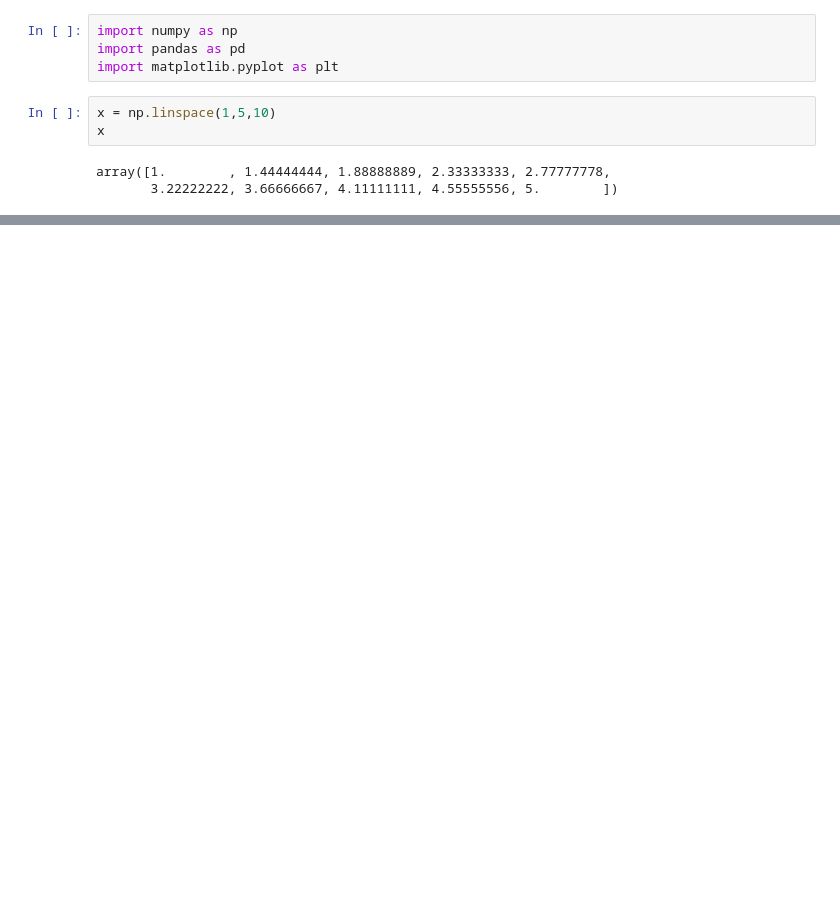
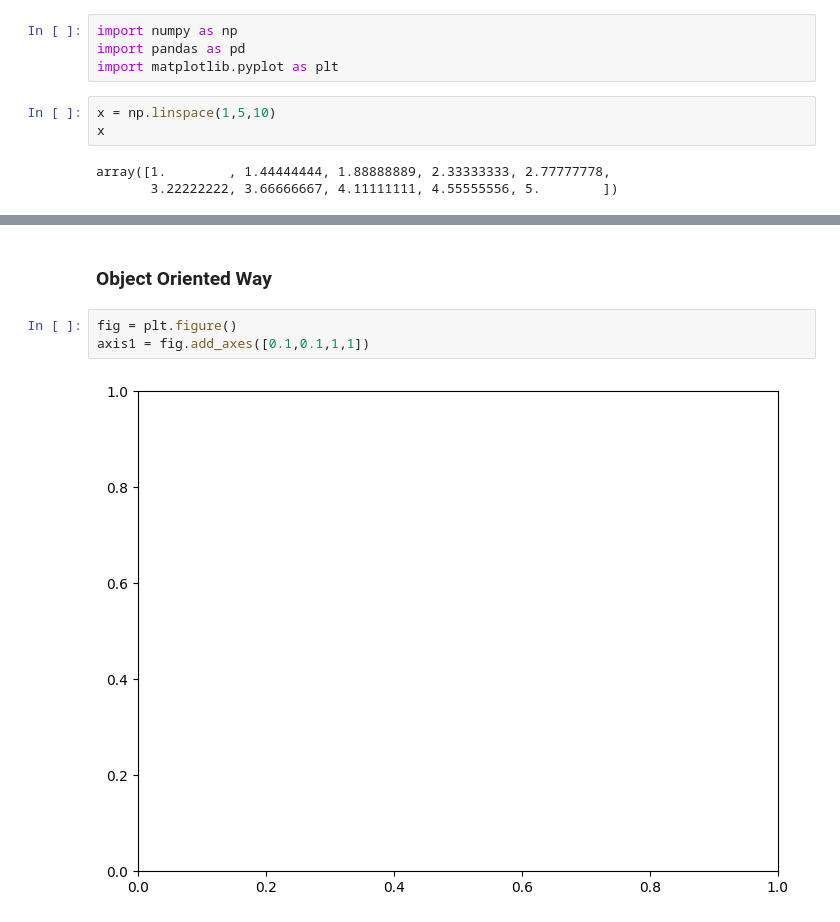
Before and after one commit to vivekCreates/Matplotlib, a Jupyter notebook: basic.ipynb, the cells around one changed output, grey strips where cells are left out. Drawn from its saved outputs; the diff is of its cells as text; blank space fills up the shorter version.

```diff
--- a/basic.ipynb
+++ b/basic.ipynb
@@ -22,0 +35,7 @@ p
+# %% [markdown]
+### Object Oriented Way
+# %%
+fig = plt.figure()
+axis1 = fig.add_axes([0.1,0.1,1,1])
+# %% [output]
+[figure, added]
```
Also changed, not shown: parts of 16 cells of this notebook, 2 other files.
